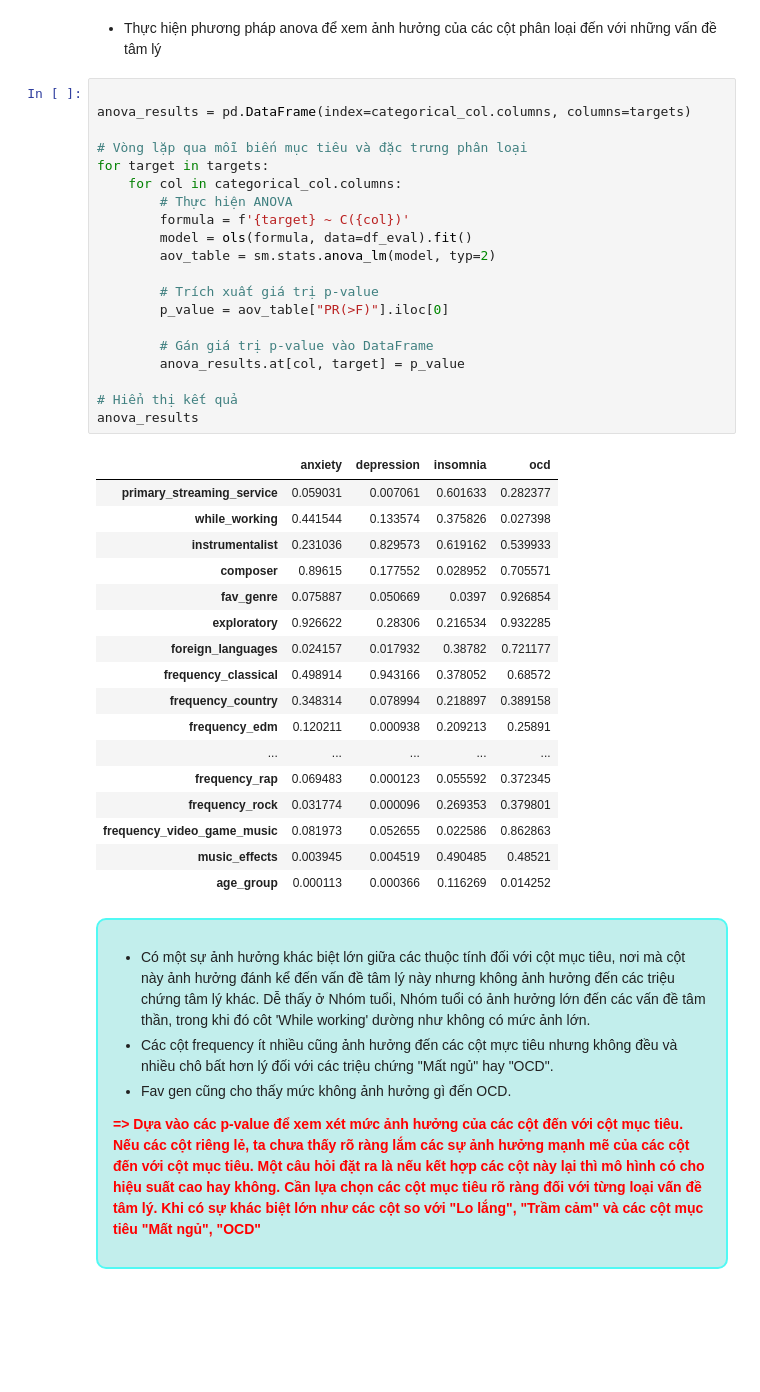
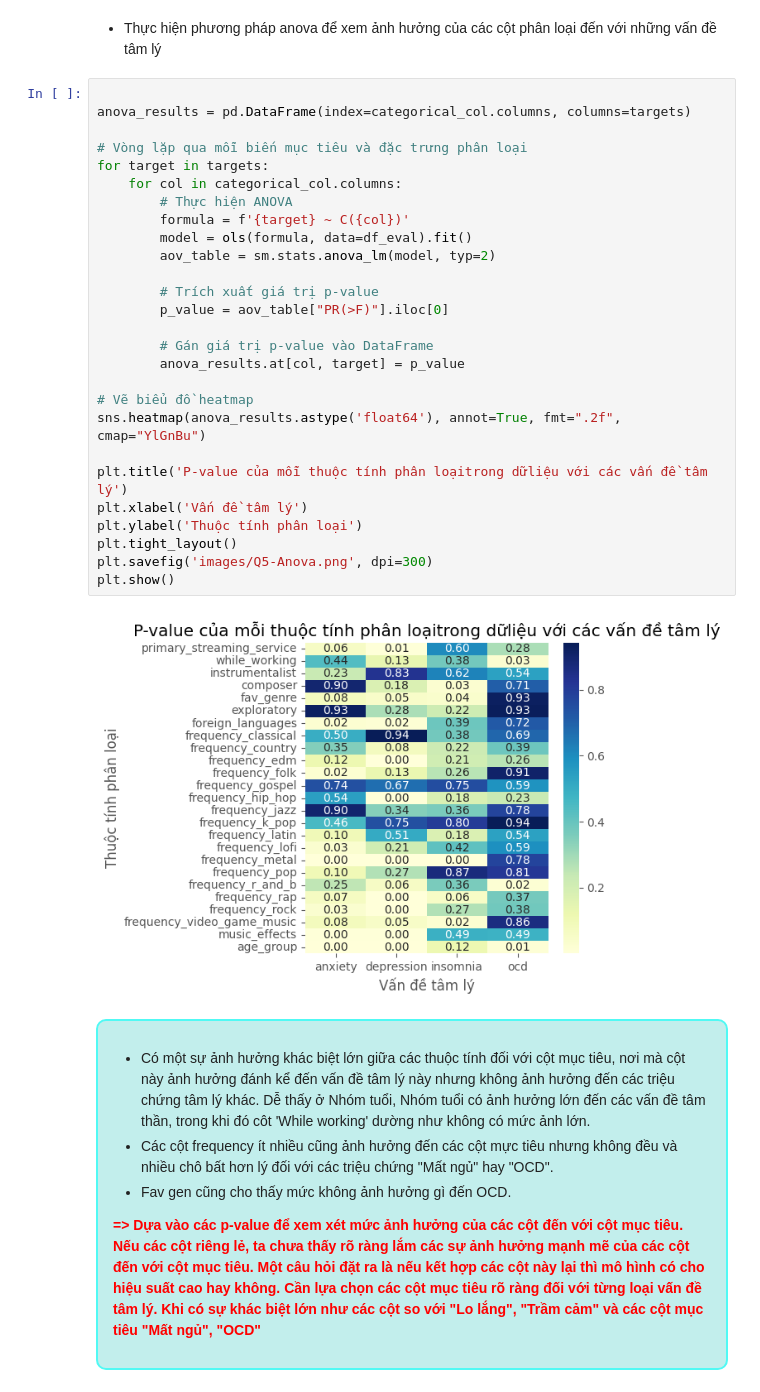
Before and after one commit to HungLVT/DS, a Jupyter notebook: 4.0-questions-and-answers.ipynb, the cells around one changed output. Drawn from its saved outputs; the diff is of its cells as text; blank space fills up the shorter version.

Commit message:
Vẽ thêm heatmap câu 5

```diff
--- a/4.0-questions-and-answers.ipynb
+++ b/4.0-questions-and-answers.ipynb
@@ -1054,41 +1053,32 @@ Các cột cần được dự đoán là : ['anxiety', 'depression', 'insomnia'
 # %%
 
 anova_results = pd.DataFrame(index=categorical_col.columns, columns=targets)
 
 # Vòng lặp qua mỗi biến mục tiêu và đặc trưng phân loại
 for target in targets:
     for col in categorical_col.columns:
         # Thực hiện ANOVA
         formula = f'{target} ~ C({col})'
         model = ols(formula, data=df_eval).fit()
         aov_table = sm.stats.anova_lm(model, typ=2)
 
         # Trích xuất giá trị p-value
         p_value = aov_table["PR(>F)"].iloc[0]
 
         # Gán giá trị p-value vào DataFrame
         anova_results.at[col, target] = p_value
 
-# Hiển thị kết quả
-anova_results
+# Vẽ biểu đồ heatmap
+sns.heatmap(anova_results.astype('float64'), annot=True, fmt=".2f", cmap="YlGnBu")
+
+plt.title('P-value của mỗi thuộc tính phân loạitrong dữliệu với các vấn đề tâm lý')
+plt.xlabel('Vấn đề tâm lý')
+plt.ylabel('Thuộc tính phân loại')
+plt.tight_layout()
+plt.savefig('images/Q5-Anova.png', dpi=300)
+plt.show()
 # %% [output]
-|  | anxiety | depression | insomnia | ocd |
-| primary_streaming_service | 0.059031 | 0.007061 | 0.601633 | 0.282377 |
-| while_working | 0.441544 | 0.133574 | 0.375826 | 0.027398 |
-| instrumentalist | 0.231036 | 0.829573 | 0.619162 | 0.539933 |
-| composer | 0.89615 | 0.177552 | 0.028952 | 0.705571 |
-| fav_genre | 0.075887 | 0.050669 | 0.0397 | 0.926854 |
-| exploratory | 0.926622 | 0.28306 | 0.216534 | 0.932285 |
-| foreign_languages | 0.024157 | 0.017932 | 0.38782 | 0.721177 |
-| frequency_classical | 0.498914 | 0.943166 | 0.378052 | 0.68572 |
-| frequency_country | 0.348314 | 0.078994 | 0.218897 | 0.389158 |
-| frequency_edm | 0.120211 | 0.000938 | 0.209213 | 0.25891 |
-| ... | ... | ... | ... | ... |
-| frequency_rap | 0.069483 | 0.000123 | 0.055592 | 0.372345 |
-| frequency_rock | 0.031774 | 0.000096 | 0.269353 | 0.379801 |
-| frequency_video_game_music | 0.081973 | 0.052655 | 0.022586 | 0.862863 |
-| music_effects | 0.003945 | 0.004519 | 0.490485 | 0.48521 |
-| age_group | 0.000113 | 0.000366 | 0.116269 | 0.014252 |
+[figure, added]
 # %% [markdown]
 <div style="border-radius: 10px; border: 2px solid #51F9F4; padding: 15px; background-color:#c2eeec; font-size: 100%; text-align: left;">
 
```
Also changed, not shown: parts of 2 cells of this notebook, 2 other files.
